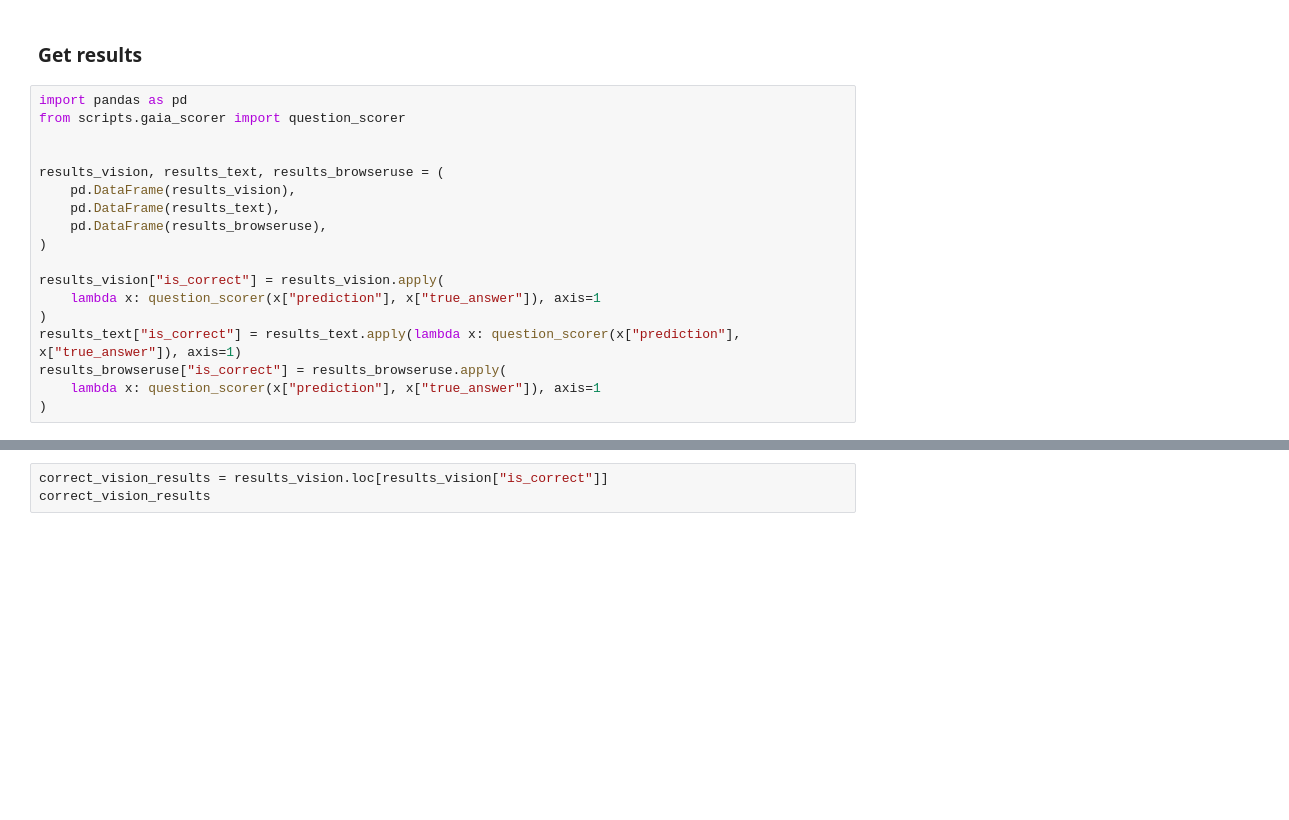
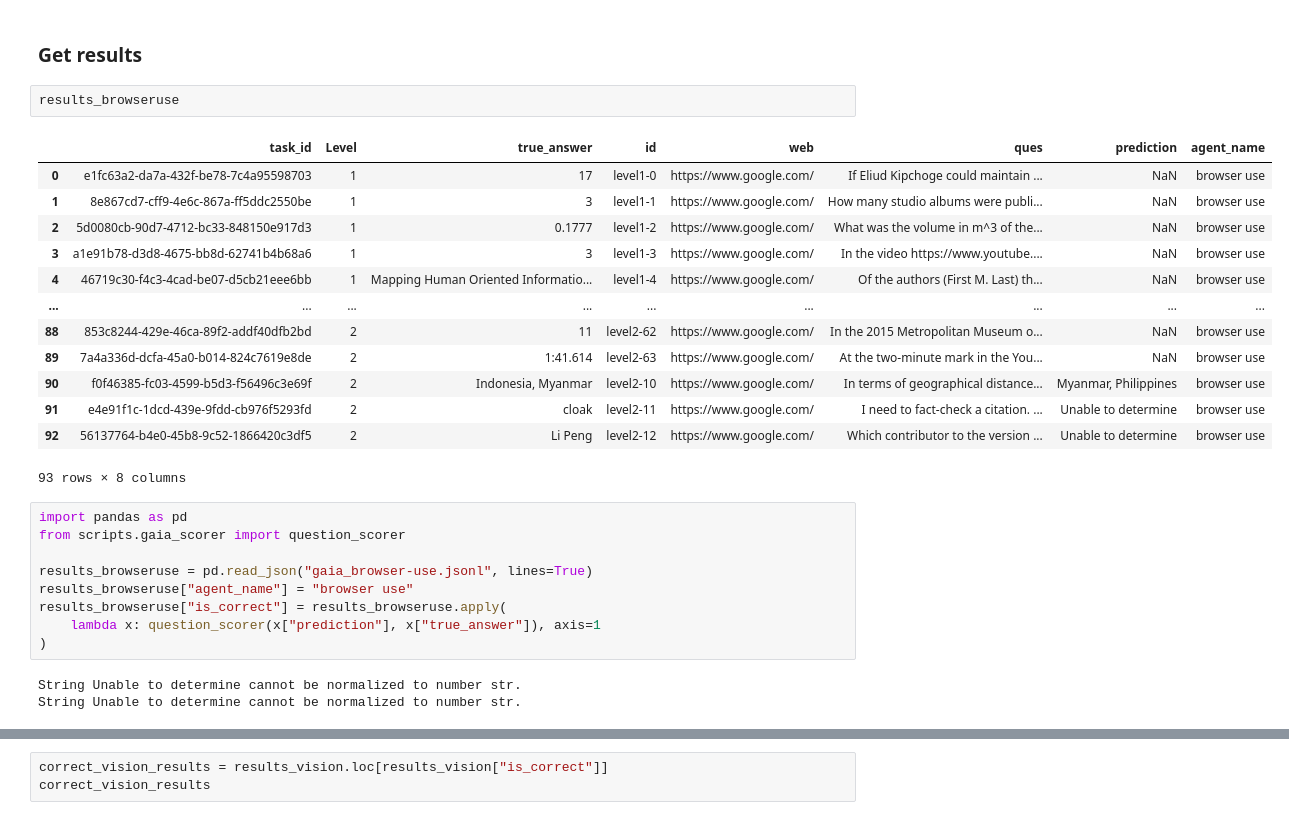
Before and after one commit to shossain/smolagents, a Jupyter notebook: examples/open_deep_research/visual_vs_text_browser.ipynb, the cells around one changed output, grey strips where cells are left out. Cells and saved outputs as stored; diff of their text form; blank space fills up the shorter version.

Commit message:
Update browser comparison

```diff
--- a/examples/open_deep_research/visual_vs_text_browser.ipynb
+++ b/examples/open_deep_research/visual_vs_text_browser.ipynb
@@ -380,21 +464,31 @@ graveyard page.
 # %% [markdown]
 ### Get results
+# %%
+results_browseruse
+# %% [output]
+|  | task_id | Level | true_answer | id | web | ques | prediction | agent_name |
+| 0 | e1fc63a2-da7a-432f-be78-7c4a95598703 | 1 | 17 | level1-0 | https://www.google.com/ | If Eliud Kipchoge could maintain ... | NaN | browser use |
+| 1 | 8e867cd7-cff9-4e6c-867a-ff5ddc2550be | 1 | 3 | level1-1 | https://www.google.com/ | How many studio albums were publi... | NaN | browser use |
+| 2 | 5d0080cb-90d7-4712-bc33-848150e917d3 | 1 | 0.1777 | level1-2 | https://www.google.com/ | What was the volume in m^3 of the... | NaN | browser use |
+| 3 | a1e91b78-d3d8-4675-bb8d-62741b4b68a6 | 1 | 3 | level1-3 | https://www.google.com/ | In the video https://www.youtube.... | NaN | browser use |
+| 4 | 46719c30-f4c3-4cad-be07-d5cb21eee6bb | 1 | Mapping Human Oriented Informatio... | level1-4 | https://www.google.com/ | Of the authors (First M. Last) th... | NaN | browser use |
+| ... | ... | ... | ... | ... | ... | ... | ... | ... |
+| 88 | 853c8244-429e-46ca-89f2-addf40dfb2bd | 2 | 11 | level2-62 | https://www.google.com/ | In the 2015 Metropolitan Museum o... | NaN | browser use |
+| 89 | 7a4a336d-dcfa-45a0-b014-824c7619e8de | 2 | 1:41.614 | level2-63 | https://www.google.com/ | At the two-minute mark in the You... | NaN | browser use |
+| 90 | f0f46385-fc03-4599-b5d3-f56496c3e69f | 2 | Indonesia, Myanmar | level2-10 | https://www.google.com/ | In terms of geographical distance... | Myanmar, Philippines | browser use |
+| 91 | e4e91f1c-1dcd-439e-9fdd-cb976f5293fd | 2 | cloak | level2-11 | https://www.google.com/ | I need to fact-check a citation. ... | Unable to determine | browser use |
+| 92 | 56137764-b4e0-45b8-9c52-1866420c3df5 | 2 | Li Peng | level2-12 | https://www.google.com/ | Which contributor to the version ... | Unable to determine | browser use |
+93 rows × 8 columns
 # %%
 import pandas as pd
 from scripts.gaia_scorer import question_scorer
 
-
-results_vision, results_text, results_browseruse = (
-    pd.DataFrame(results_vision),
-    pd.DataFrame(results_text),
-    pd.DataFrame(results_browseruse),
-)
-
-results_vision["is_correct"] = results_vision.apply(
-    lambda x: question_scorer(x["prediction"], x["true_answer"]), axis=1
-)
-results_text["is_correct"] = results_text.apply(lambda x: question_scorer(x["prediction"], x["true_answer"]), axis=1)
+results_browseruse = pd.read_json("gaia_browser-use.jsonl", lines=True)
+results_browseruse["agent_name"] = "browser use"
 results_browseruse["is_correct"] = results_browseruse.apply(
     lambda x: question_scorer(x["prediction"], x["true_answer"]), axis=1
 )
+# %% [output]
+String Unable to determine cannot be normalized to number str.
+String Unable to determine cannot be normalized to number str.
 # %%
```
Also changed, not shown: parts of 14 cells of this notebook, 1 other file.
